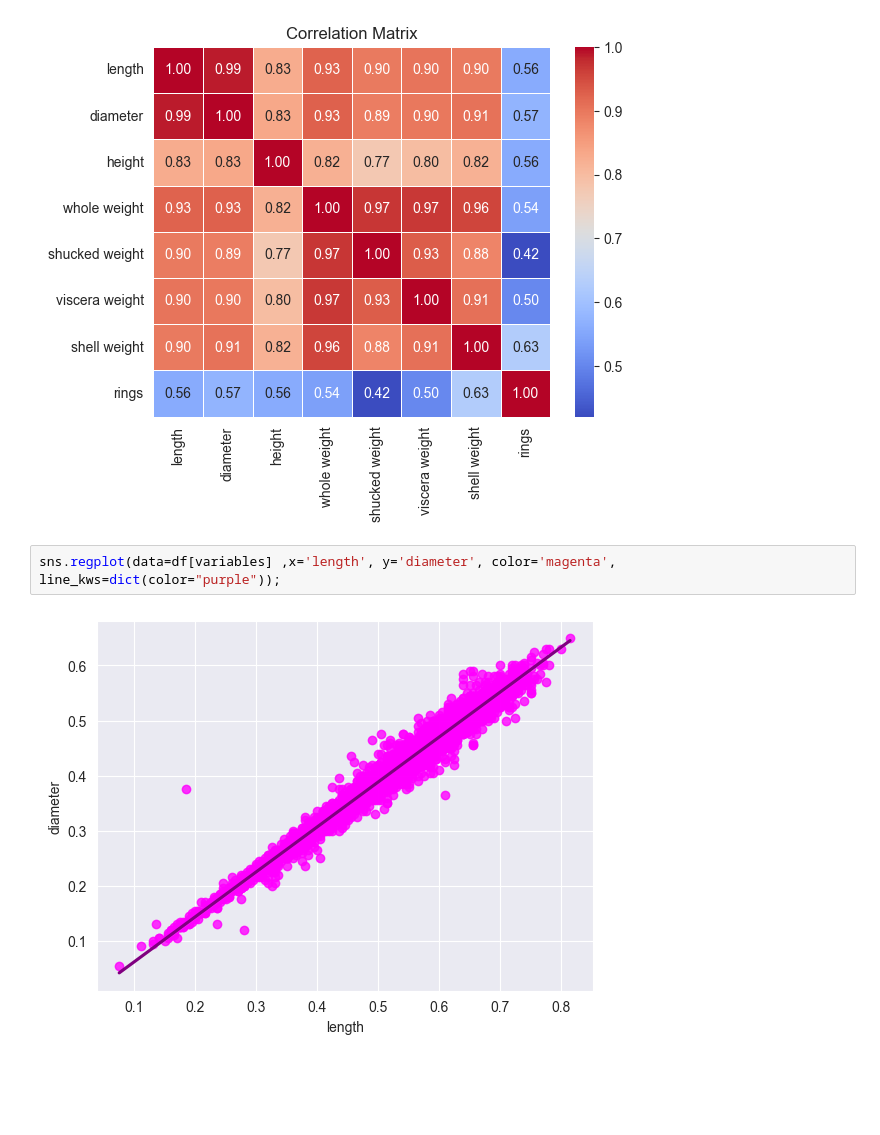
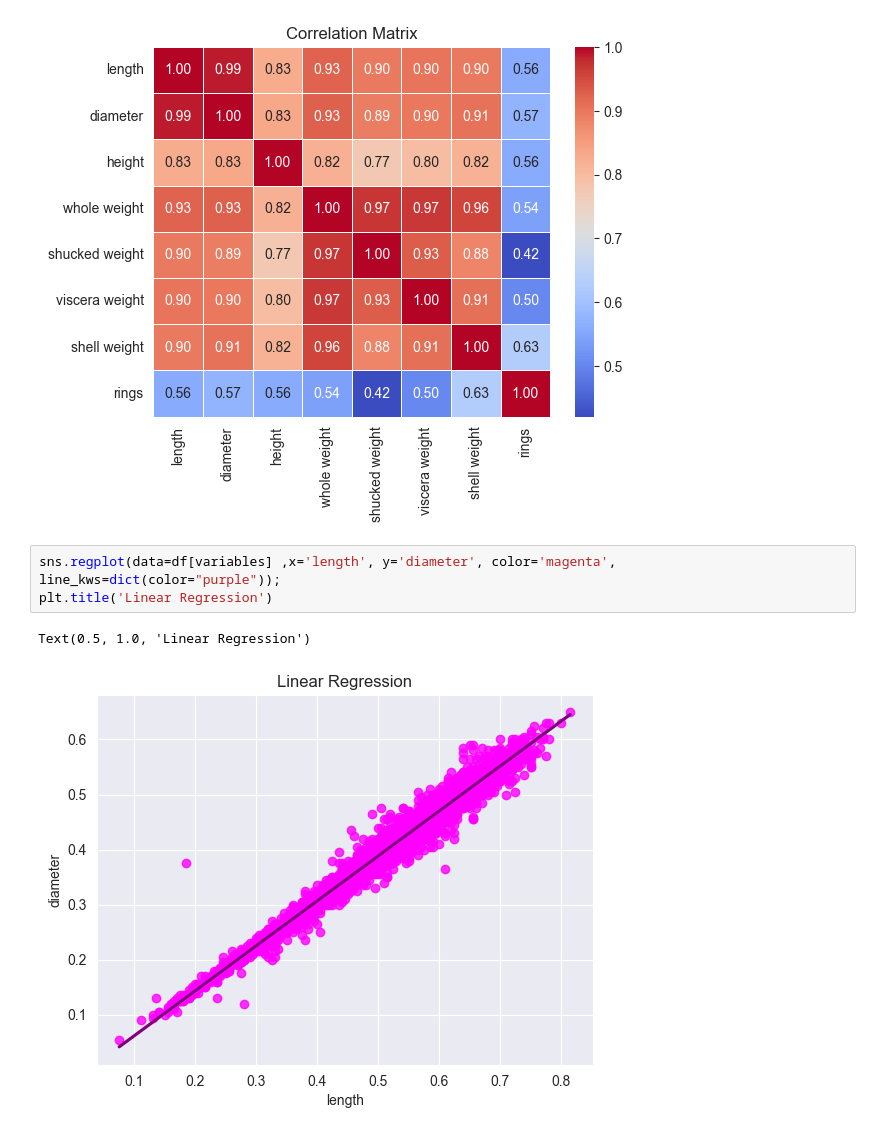
Before and after one commit to Paulaszka/PY-assignment_1, a Jupyter notebook: analysis.ipynb, the cells around one changed output. Drawn from its saved outputs; the diff is of its cells as text; blank space fills up the shorter version.

```diff
--- a/analysis.ipynb
+++ b/analysis.ipynb
@@ -131,5 +131,7 @@ plt.show()
 [figure]
 # %%
 sns.regplot(data=df[variables] ,x='length', y='diameter', color='magenta', line_kws=dict(color="purple"));
+plt.title('Linear Regression')
 # %% [output]
+Text(0.5, 1.0, 'Linear Regression')
-[figure, old version]
+[figure, new version]
```
Also changed, not shown: parts of 3 cells of this notebook.
